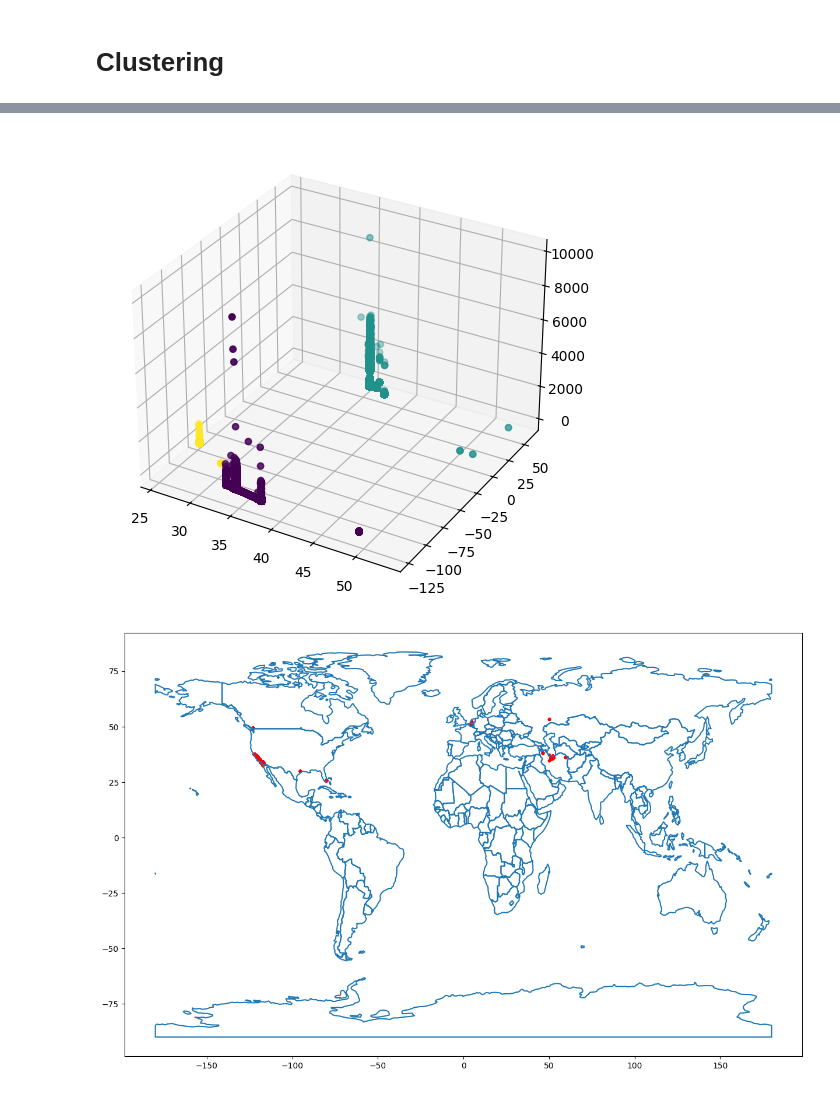
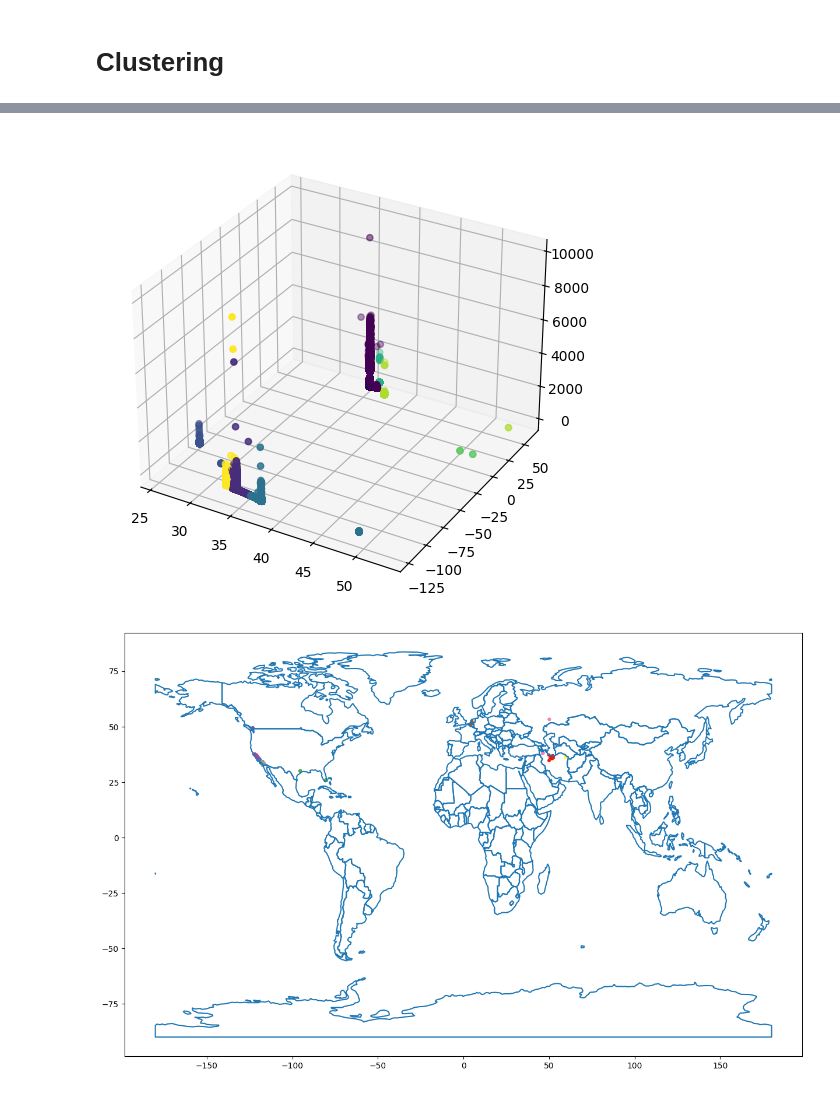
Before and after one commit to celienbonhomme/AI_project2, a Jupyter notebook: src/exo1.ipynb, the cells around one changed output, grey strips where cells are left out. Drawn from its saved outputs; the diff is of its cells as text; code cells hidden in the pictures.

```diff
--- a/src/exo1.ipynb
+++ b/src/exo1.ipynb
@@ -60,22 +112,27 @@ df_locations['Cluster'] = kmeans.predict(df_locations.drop('Accuracy', axis=1))
+# %%
+kmeans = KMeans(n_clusters=9)
+
+kmeans.fit(df_locations.drop('Accuracy', axis=1))
+df_locations['Cluster'] = kmeans.predict(df_locations.drop('Accuracy', axis=1))
 # %%
 fig = plt.figure(figsize=(6, 6))
 ax = fig.add_subplot(111, projection='3d')
 ax.scatter(df_locations['Latitude'], df_locations['Longitude'], df_locations['Accuracy'], c=df_locations['Cluster'])
 plt.show()
 # %% [output]
-[figure, old version]
+[figure, new version]
 # %%
 import geopandas as gpd
 from shapely.geometry import Point
 
 world = gpd.read_file(gpd.datasets.get_path('naturalearth_lowres'))
 geometry = [Point(xy) for xy in zip(df_locations['Longitude'], df_locations['Latitude'])]
 gdf = gpd.GeoDataFrame(df_locations, geometry=geometry)
 gdf.crs = world.crs
 
 fig, ax = plt.subplots(figsize=(15, 15))
 world.boundary.plot(ax=ax)
-gdf.plot(ax=ax, color='red', markersize=10)
+gdf.plot(ax=ax, column=df_locations["Cluster"], cmap='Set1', markersize=10)
 plt.show()
 # %% [output]
-[figure, old version]
+[figure, new version]
```
Also changed, not shown: parts of 2 cells of this notebook.
